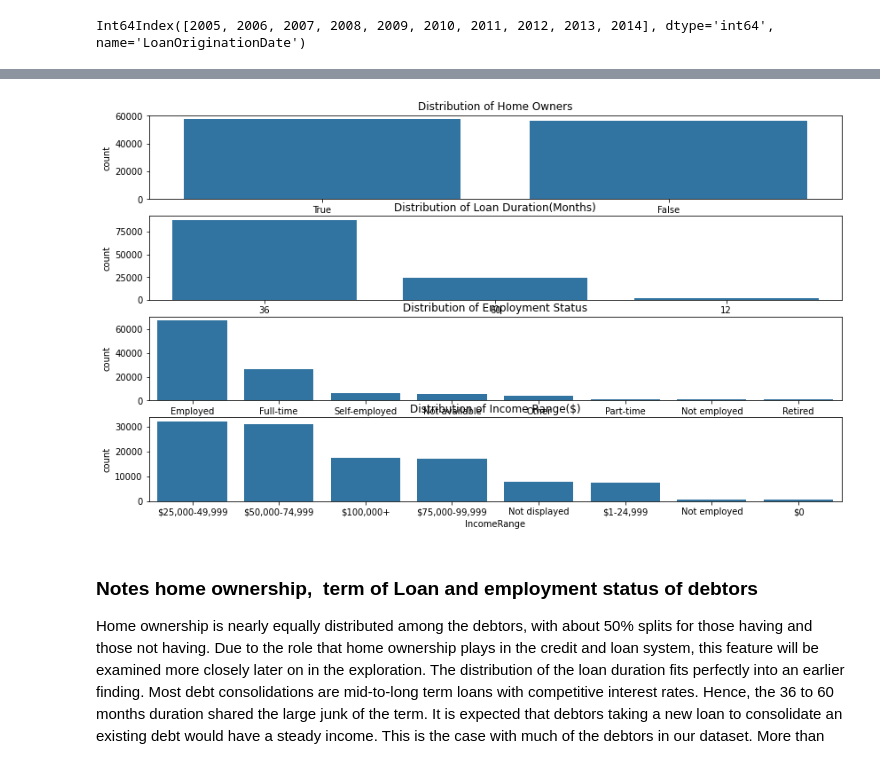
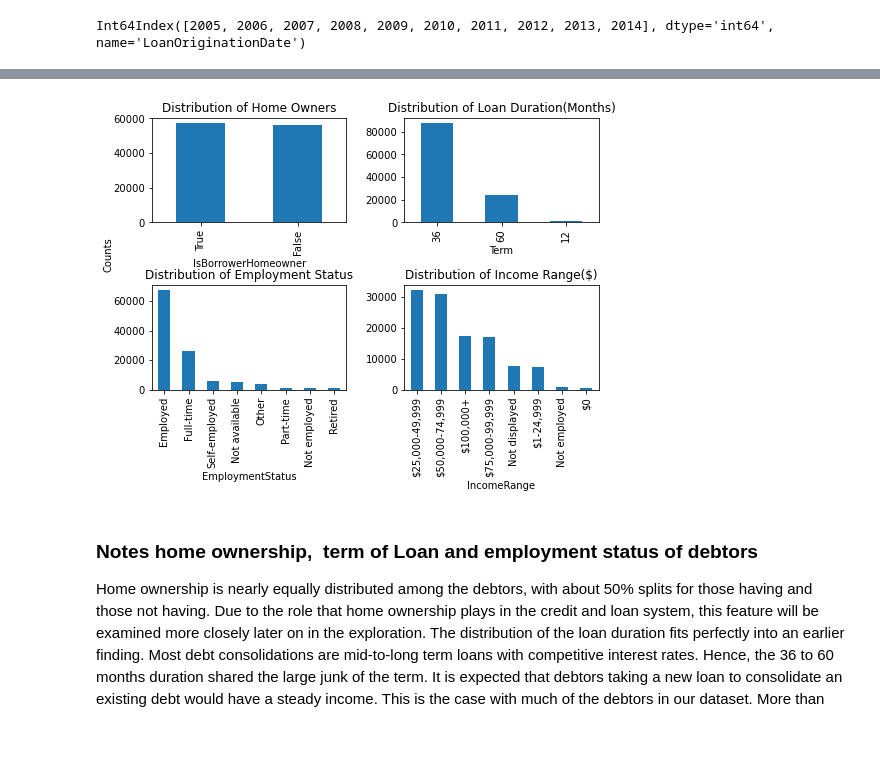
Before and after one commit to Akomst/-Understanding-Why-Borrowers-Default-Analysis-of-Prosper-Loan-Data, a Jupyter notebook: Part_I_exploration_template.ipynb, the cells around one changed output, grey strips where cells are left out. Cells and saved outputs as stored; diff of their text form; code cells hidden in the pictures; blank space fills up the shorter version.

```diff
--- a/Part_I_exploration_template.ipynb
+++ b/Part_I_exploration_template.ipynb
@@ -98,6 +97,9 @@ Next, I want to look at the stated reasons by borrowers for taking these loans.
 # %%
 # Conversion of the numeric values to their categorical values.
-keys = ['Not Available', 'Debt Consolidation', 'Home Improvement','Business', 'Personal Loan', 'Student Use', 'Auto','Other', 'Baby&Adoption', 'Boat', 'Cosmetic Procedure', 'Engagement Ring', 'Green Loans', 'Household Expenses', 'Large Purchases', 'Medical/Dental', 'Motorcycle', 'R$V', 'Taxes', 'Vacation', 'Wedding Loans']
+keys = ['Not Available', 'Debt Consolidation', 'Home Improvement','Business',
+        'Personal Loan', 'Student Use', 'Auto','Other', 'Baby&Adoption', 'Boat',
+        'Cosmetic Procedure', 'Engagement Ring', 'Green Loans', 'Household Expenses',
+        'Large Purchases', 'Medical/Dental', 'Motorcycle', 'R$V', 'Taxes', 'Vacation', 'Wedding Loans']
 dic = { i:keys[i] for i in np.arange(len(keys))}
 #print(dic)
 df['ListingCategory (numeric)'].replace(dic, inplace=True)
@@ -120,23 +143,20 @@ These information about the debtors are available in the dataset and would be vi
 # %%
 # Plot of distribution of loan duration,  home ownership,  employment status and income ranges of borrowers
-fig, ax = plt.subplots(nrows=4, figsize = [14,8])
+fig, ax = plt.subplots(2,2, figsize = [8,5])
 default_color = sb.color_palette()[0]
-plt.tight_layout
-#fig.subplots_adjust(hspace=.8)
+#plt.tight_layout
+fig.subplots_adjust(wspace=.3)
+fig.subplots_adjust(hspace=.6)
 status = ['IsBorrowerHomeowner', 'Term', 'EmploymentStatus', 'IncomeRange']
 title = ["Home Owners", "Loan Duration(Months)", "Employment Status", "Income Range($)"]
-for x in status:
-    a = ax[status.index(x)]
-    sb.countplot(
-        order = df[x].value_counts().index,
-        data= df,
-        x = x,
-        color = default_color,
-        ax = a)
-    a.set_title(f"Distribution of {title[status.index(x)]}")
-    #a.tick_params(axis = 'x', rotation=90)
+for stat, ax in zip(status, ax.flatten()):
+    df[stat].value_counts().plot(kind="bar", ax= ax)
+    ax.set_title(f"Distribution of {title[status.index(stat)]}")
+    #ax.set_ylabel("Counts")
+    ax.set_xlabel(stat)
+fig.text(0.04, 0.5, 'Counts', va='center', rotation='vertical');
 # %% [output]
-[figure, old version]
+[figure, new version]
 # %% [markdown]
 ### Notes home ownership,  term of Loan and employment status of debtors
 Home ownership is nearly equally distributed among the debtors, with about 50% splits for those having and those not having. Due to the role that home ownership plays in the credit and loan system, this feature will be examined more closely later on in the exploration.
```
Also changed, not shown: parts of 17 cells of this notebook.
